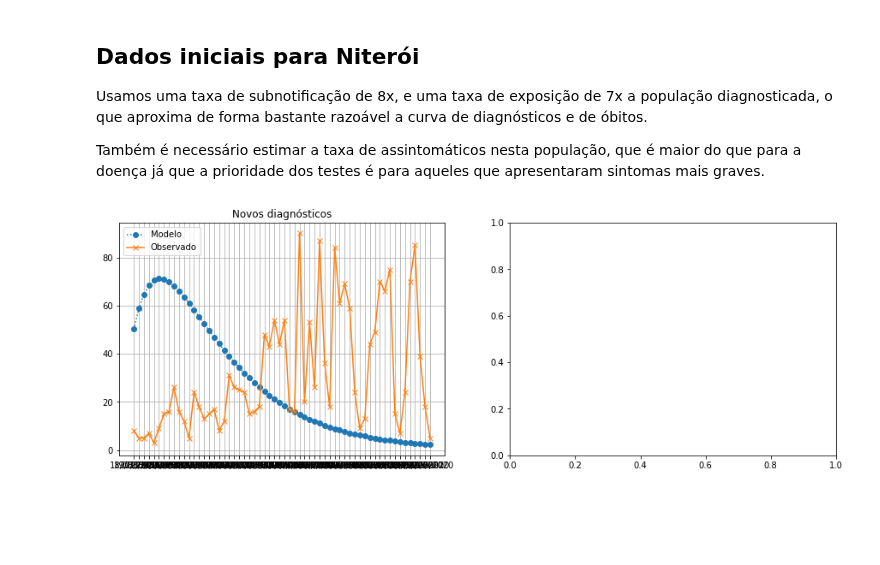
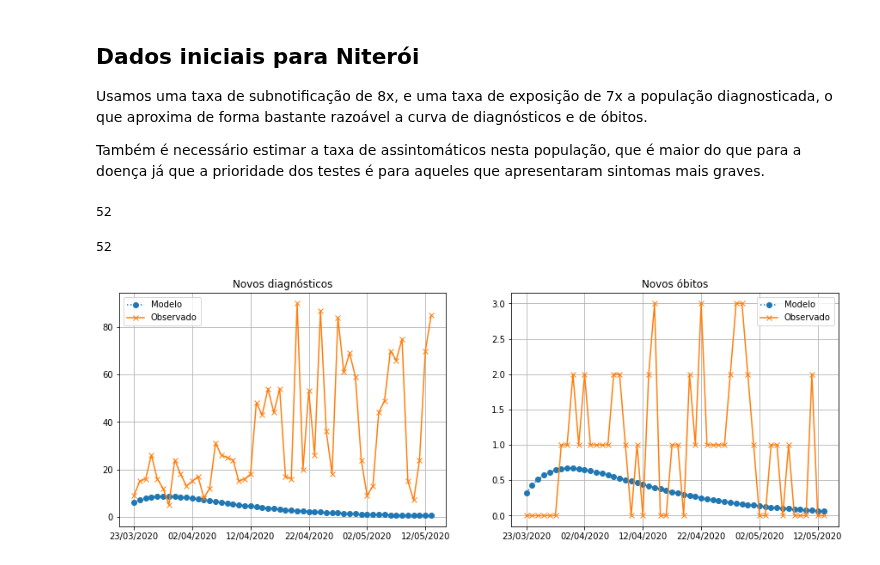
Before and after one commit to Modelagem-Covid-19-RJ/covid19, a Jupyter notebook: modelos/RJ/compartimental/estado_rj/Jia no Estado.ipynb, the cells around one changed output. Saved outputs shown, nothing was run; the diff lists cells and outputs as text; code cells hidden in the pictures; blank space fills up the shorter version.

```diff
--- a/modelos/RJ/compartimental/estado_rj/Jia no Estado.ipynb
+++ b/modelos/RJ/compartimental/estado_rj/Jia no Estado.ipynb
@@ -70,3 +72,14 @@ datas = df_ts_novos['Data']
+# %%
+df_work2 = df_obitos[df_obitos['Municipio'].str.contains('|'.join(cidades))]
+df_ts2 = mc.scripts.get_timeseries(df_work2, fonte = 'estado_rj', ret_acumul = True)
+# %%
+T_Start = '22/03/2020' ## Definindo o primeiro dia da série a ser pega
+for i in range(len(df_ts2)):
+    df_ts2[i] = df_ts2[i].loc[df_ts2[i].loc[:,'Data'] > T_Start, :] ## Subconjunto da TS, começando de Data = T_Start
+    df_ts2[i]['Data'] = df_ts2[i]['Data'].dt.strftime('%d/%m/%Y') ## Datas em formato legivel
+# %%
+df_ts_novos_obitos = df_ts2[0]
+df_ts_acumul_obitos = df_ts2[1]
 # %% [markdown]
 # Niterói
 # %% [markdown]
@@ -89,8 +102,8 @@ dados[cidade_atual].update(taxa)
 
 pop = int(df_pop[df_pop['Municipio'] == cidade_atual]['Dados'].values)
 
-diagnosticados = 489
-recuperados = 16
+diagnosticados = 60 ## niteroi
+recuperados = 2
 infectados = diagnosticados*(dados[cidade_atual]['taxa_subn']-1)*(1 - dados[cidade_atual]['prop_assint'])
 assintomaticos = diagnosticados*(dados[cidade_atual]['taxa_subn']-1)*dados[cidade_atual]['prop_assint']
 expostos = diagnosticados*7
@@ -110,6 +123,14 @@ params = (1e-7, 1/10, 1/4,    1/6,   1/7, 0.94, 1/100, 0.0996, 1/30, 0.0766, 0.0
 dados[cidade_atual].update({'params': {k: v for k,v in zip(params_name, params)}}) ## Adicionando os parametros ao dicionario
 # %%
 T_Fim = len(datas)
+# %%
+T_Fim
+# %% [output]
+52
+# %%
+len(datas)
+# %% [output]
+52
 # %%
 CI = [dados[cidade_atual]['sucetiveis'],dados[cidade_atual]['quarentena'], dados[cidade_atual]['expostos'], dados[cidade_atual]['assintomaticos'], dados[cidade_atual]['infectados'], dados[cidade_atual]['diagnosticados'], dados[cidade_atual]['recuperados']]
 # %%
@@ -121,13 +142,24 @@ results_base = solve_ivp(f_base, (1,T_Fim), CI, t_eval=range(1,T_Fim+1))
 # %%
 fig, (ax1,ax2) = plt.subplots(ncols=2, figsize=(15,5))
 
 diagn = new_diagn(results_base.y, params)
 ax1.plot(datas, diagn,        'o:', label='Modelo')
 ax1.plot(datas, df_ts_novos[cidade_atual].values, 'x-', label='Observado')
 # ax1.xaxis.set_major_formatter(mdates.DateFormatter('%d/%m'))
 ax1.grid()
 ax1.legend()
 ax1.set_title('Novos diagnósticos')
+ax1.set_xticks(datas[::10])
+
+obitos = new_deaths(results_base.y, params)
+ax2.plot(datas, obitos,'o:', label = 'Modelo')
+ax2.plot(datas, df_ts_novos_obitos[cidade_atual].values, 'x-', label='Observado')
+ax2.grid()
+ax2.legend()
+ax2.set_title('Novos óbitos')
+ax2.set_xticks(datas[::10])
+
+
 plt.show()
 # %% [output]
-[figure, old version]
+[figure, new version]
```
Also changed, not shown: parts of 3 cells of this notebook.
